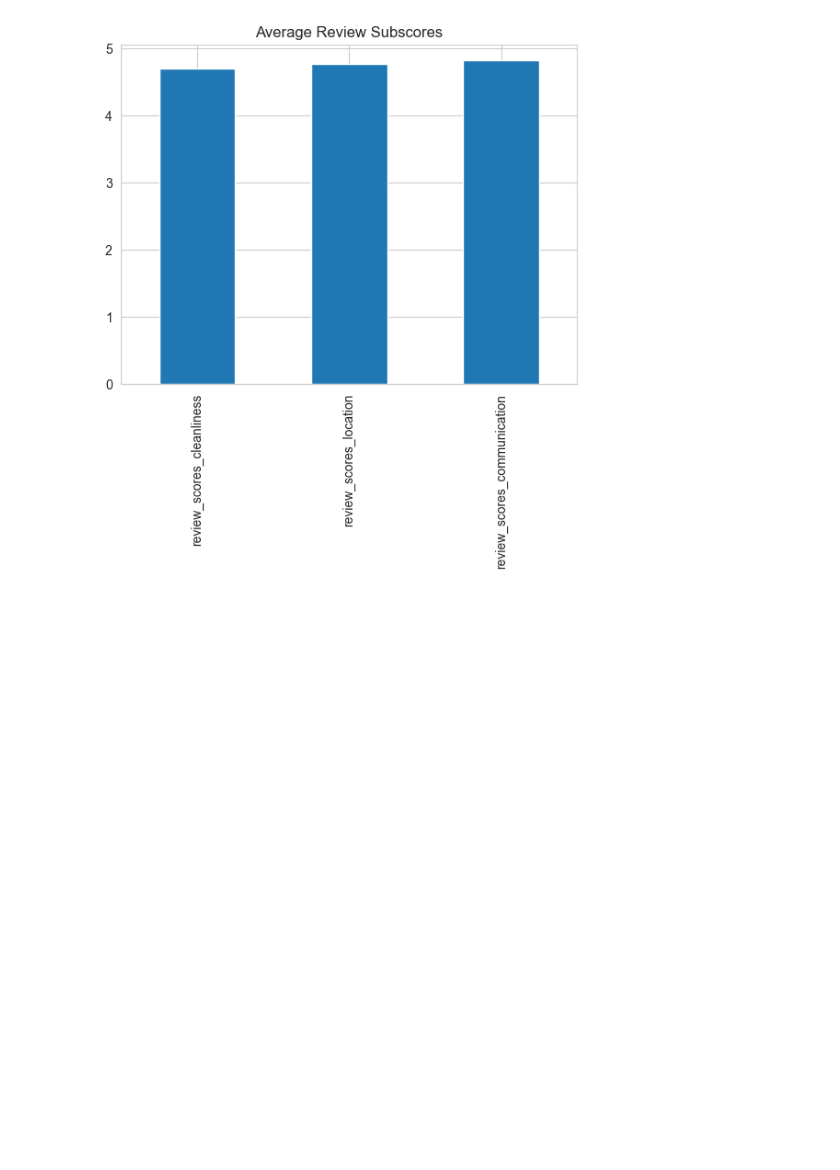
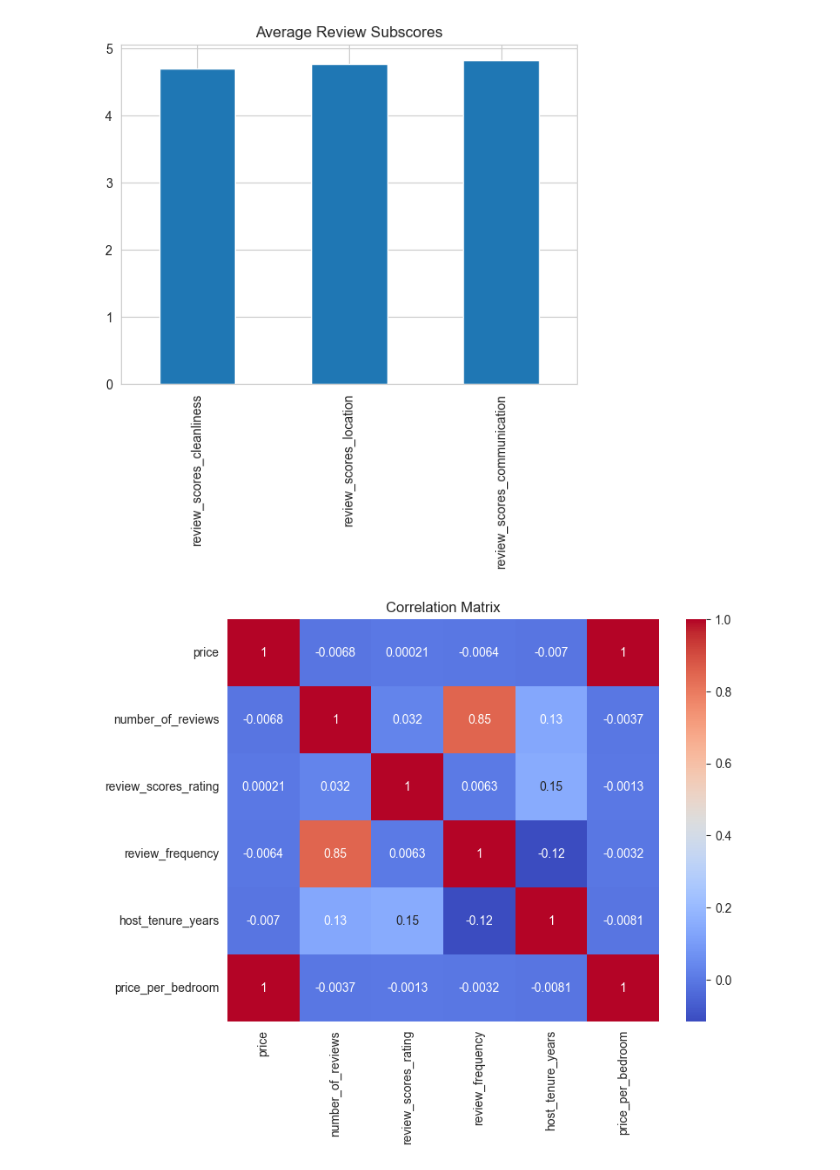
Before and after one commit to FathimaNafra/airbnb-data-engineering-project, a Jupyter notebook: notebooks/eda.ipynb, the cells around one changed output. Drawn from its saved outputs; the diff is of its cells as text; code cells hidden in the pictures; blank space fills up the shorter version.

Commit message:
Add correlation analysis

```diff
--- a/notebooks/eda.ipynb
+++ b/notebooks/eda.ipynb
@@ -848,3 +848,33 @@ plt.title(
 plt.show()
 # %% [output]
 [figure]
+# %%
+#4.5.7 Correlation Heatmap
+numeric_cols = [
+    "price",
+    "number_of_reviews",
+    "review_scores_rating",
+    "review_frequency",
+    "host_tenure_years",
+    "price_per_bedroom"
+]
+
+corr = master[
+    numeric_cols
+].corr()
+# %%
+plt.figure(figsize=(8,6))
+
+sns.heatmap(
+    corr,
+    annot=True,
+    cmap="coolwarm"
+)
+
+plt.title(
+    "Correlation Matrix"
+)
+
+plt.show()
+# %% [output]
+[figure, added]
```
